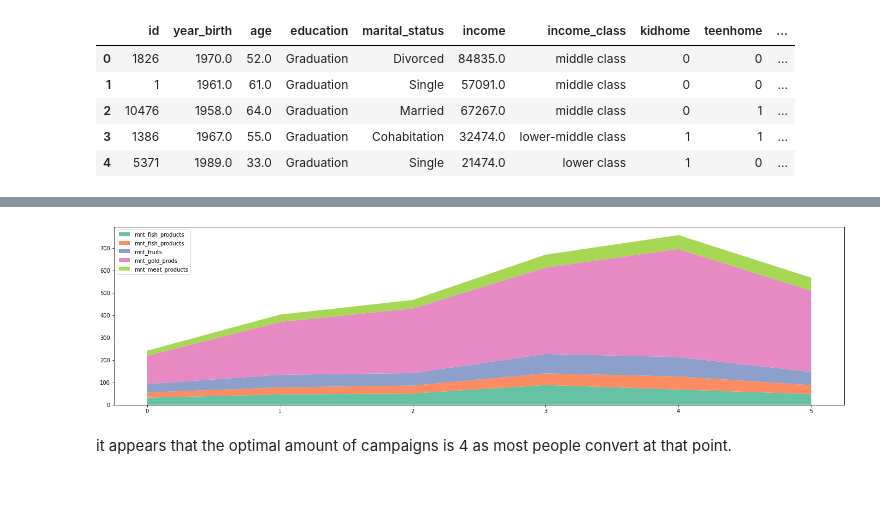
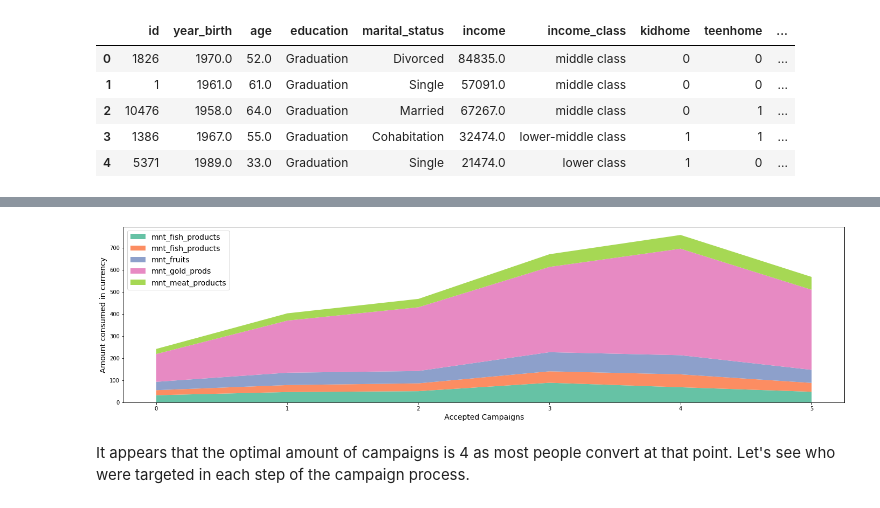
Before and after one commit to mr-emreerturk/Marketing-Analytics_EDA, a Jupyter notebook: notebook_eda.ipynb, the cells around one changed output, grey strips where cells are left out. Saved outputs shown, nothing was run; the diff lists cells and outputs as text; code cells hidden in the pictures.

```diff
--- a/notebook_eda.ipynb
+++ b/notebook_eda.ipynb
@@ -661,13 +672,17 @@ plt.show()
 # %%
-plt.figure(figsize=(24,6))
+plt.figure(figsize=(24,6)) #Plot shape
 
+# Plot all campaigns and amount consumed of each product
 plt.stackplot(pivot.index,pivot.mnt_fish_products, pivot.mnt_fruits,
     pivot.mnt_gold_prods, pivot.mnt_meat_products, pivot.mnt_sweet_products,
     labels=['mnt_fish_products','mnt_fish_products','mnt_fruits','mnt_gold_prods','mnt_meat_products','mnt_sweet_products'])
 
-plt.legend(loc="upper left")
+# Refine plot
+plt.xlabel("Accepted Campaigns",fontsize=14)
+plt.ylabel("Amount consumed in currency",fontsize=14)
+plt.legend(loc="upper left",fontsize=14)
 plt.show()
 # %% [output]
-[figure, old version]
+[figure, new version]
 # %% [markdown]
-it appears that the optimal amount of campaigns is 4 as most people convert at that point.
+It appears that the optimal amount of campaigns is 4 as most people convert at that point. Let's see who were targeted in each step of the campaign process.
```
Also changed, not shown: parts of 12 cells of this notebook.
